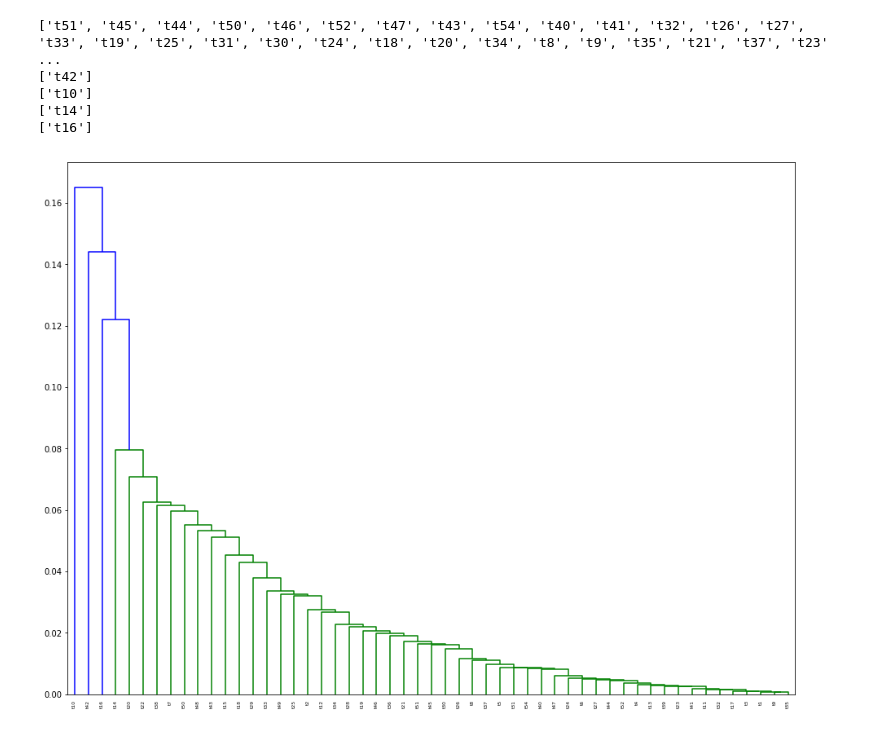
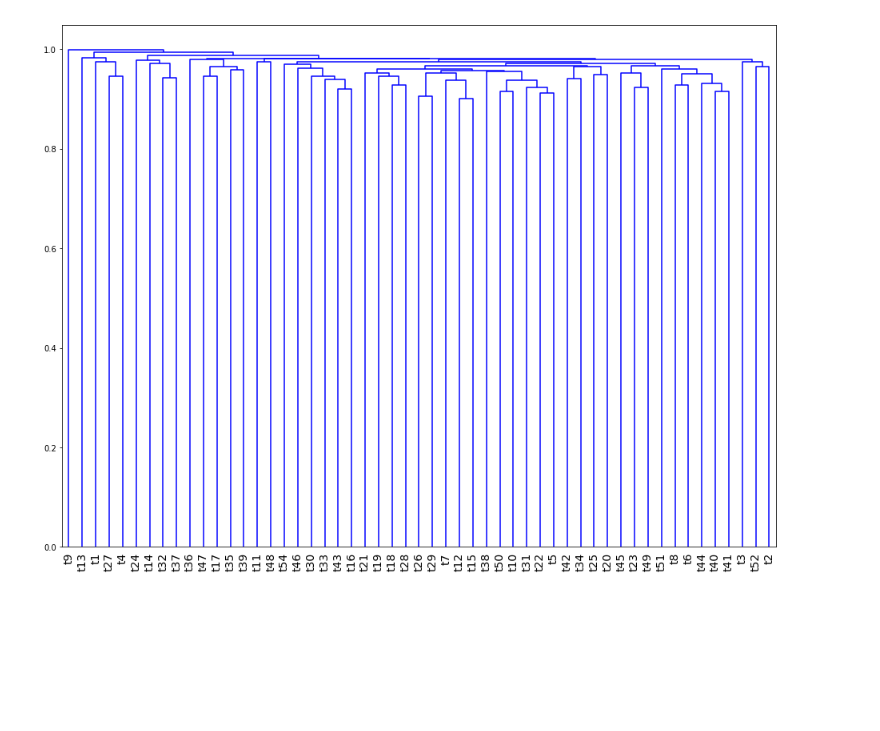
Before and after one commit to zhihao-liu/uscode-analysis, a Jupyter notebook: examples/title_cluster.ipynb, the cells around one changed output. Drawn from its saved outputs; the diff is of its cells as text; code cells hidden in the pictures; blank space fills up the shorter version.

```diff
--- a/examples/title_cluster.ipynb
+++ b/examples/title_cluster.ipynb
@@ -64,3 +45,7 @@ with open('../data/title_sinks_weighted.json', 'w') as f:
+# %%
+apply_clustering(unweighted_citation_distance)
+# %% [output]
+[figure, added]
 # %%
 with open('../data/title_sinks_weighted.json') as f:
     title_sinks = json.load(f)
@@ -80,17 +64,0 @@ def weighted_distance(t1, t2):
-# %%
-titles = list(usc.titles())
-
-clustering = Clustering(titles, distance)
-clusters = clustering.get_clusters(5)
-for c in clusters:
-    print(c)
-
-plt.figure(figsize=(16, 12))
-clustering.plot_dendrogram()
-# %% [output]
-['t51', 't45', 't44', 't50', 't46', 't52', 't47', 't43', 't54', 't40', 't41', 't32', 't26', 't27', 't33', 't19', 't25', 't31', 't30', 't24', 't18', 't20', 't34', 't8', 't9', 't35', 't21', 't37', 't23' ...
-['t42']
-['t10']
-['t14']
-['t16']
-[figure, removed]
```
Also changed, not shown: parts of 13 cells of this notebook, 3 other files.
